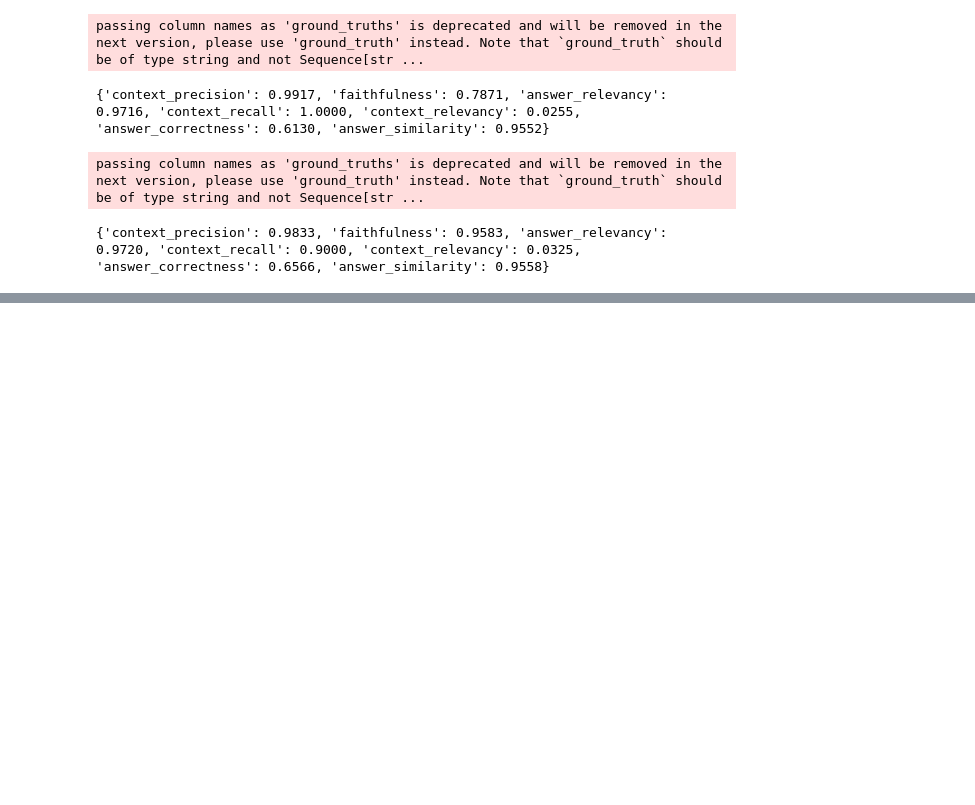
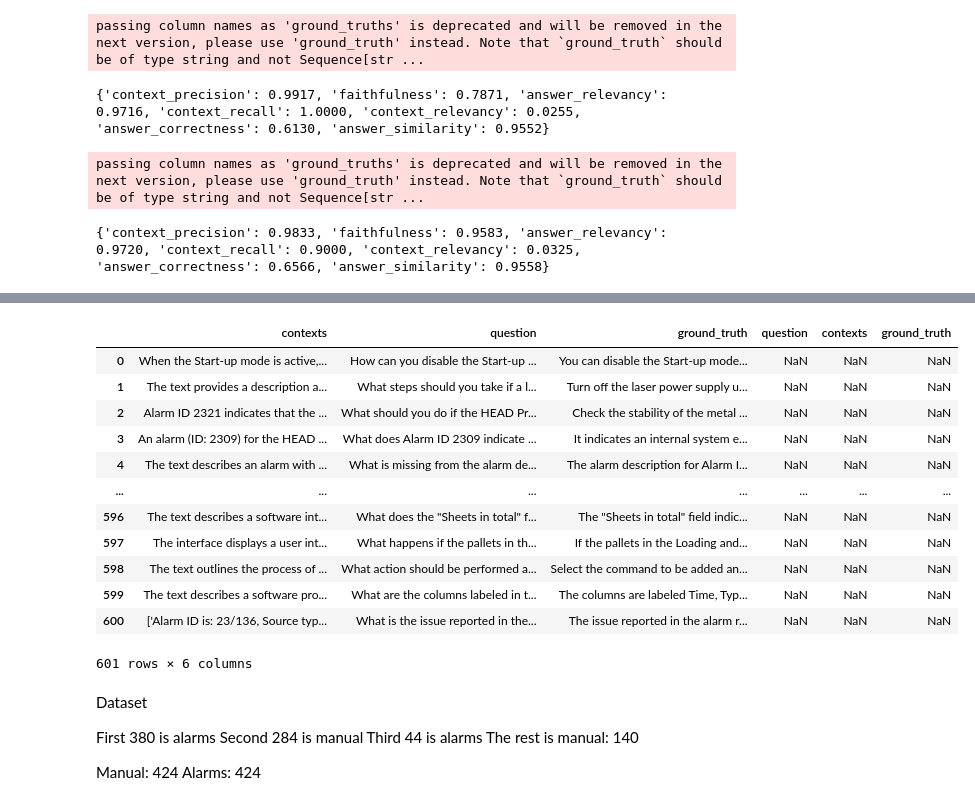
Before and after one commit to hadi-ibra/prima-power-hmi-assistant, a Jupyter notebook: notebooks/naive_rag.ipynb, the cells around one changed output, grey strips where cells are left out. Cells and saved outputs as stored; diff of their text form; code cells hidden in the pictures; blank space fills up the shorter version.

```diff
--- a/notebooks/naive_rag.ipynb
+++ b/notebooks/naive_rag.ipynb
@@ -1057,0 +1133,19 @@ model.save_results(evaluation_result_with_params, "evaluation_results.json")
+# %%
+import pandas as pd
+combined_df_main = pd.read_csv("/Users/hadiibrahim/Dev/prima-power-hmi-assistant/src/data/full_combined_dataset_main.csv")
+# %%
+# Function to sample 100 records from specified ranges
+def sample_records(dataframe, ranges, sample_size):
+    sampled_data = pd.DataFrame()
+    for start, end in ranges:
+        sampled_data = pd.concat([sampled_data, dataframe.iloc[start:end].sample(n=sample_size, random_state=1)])
+    return sampled_data
+
+# Define the ranges
+ranges = [(0, 650), (650, 1275), (1275, 1458)]
+
+# Get the sampled records
+sampled_df = sample_records(combined_df_main, ranges, 100)
+# %%
+sampled_df.reset_index(drop=True, inplace=True)
+sampled_df
@@ -1057,0 +1218,28 @@ model.save_results(evaluation_result_with_params, "evaluation_results.json")
+# %%
+sampled_df[:]
+# %% [output]
+|  | contexts | question | ground_truth | question | contexts | ground_truth |
+| 0 | When the Start-up mode is active,... | How can you disable the Start-up ... | You can disable the Start-up mode... | NaN | NaN | NaN |
+| 1 | The text provides a description a... | What steps should you take if a l... | Turn off the laser power supply u... | NaN | NaN | NaN |
+| 2 | Alarm ID 2321 indicates that the ... | What should you do if the HEAD Pr... | Check the stability of the metal ... | NaN | NaN | NaN |
+| 3 | An alarm (ID: 2309) for the HEAD ... | What does Alarm ID 2309 indicate ... | It indicates an internal system e... | NaN | NaN | NaN |
+| 4 | The text describes an alarm with ... | What is missing from the alarm de... | The alarm description for Alarm I... | NaN | NaN | NaN |
+| ... | ... | ... | ... | ... | ... | ... |
+| 596 | The text describes a software int... | What does the "Sheets in total" f... | The "Sheets in total" field indic... | NaN | NaN | NaN |
+| 597 | The interface displays a user int... | What happens if the pallets in th... | If the pallets in the Loading and... | NaN | NaN | NaN |
+| 598 | The text outlines the process of ... | What action should be performed a... | Select the command to be added an... | NaN | NaN | NaN |
+| 599 | The text describes a software pro... | What are the columns labeled in t... | The columns are labeled Time, Typ... | NaN | NaN | NaN |
+| 600 | ['Alarm ID is: 23/136, Source typ... | What is the issue reported in the... | The issue reported in the alarm r... | NaN | NaN | NaN |
+601 rows × 6 columns
+# %% [markdown]
+Dataset
+
+
+First 380 is alarms
+Second 284 is manual
+Third 44 is alarms
+The rest is manual: 140
+
+
+Manual: 424
+Alarms: 424
```
Also changed, not shown: parts of 25 cells of this notebook, 28 other files.
